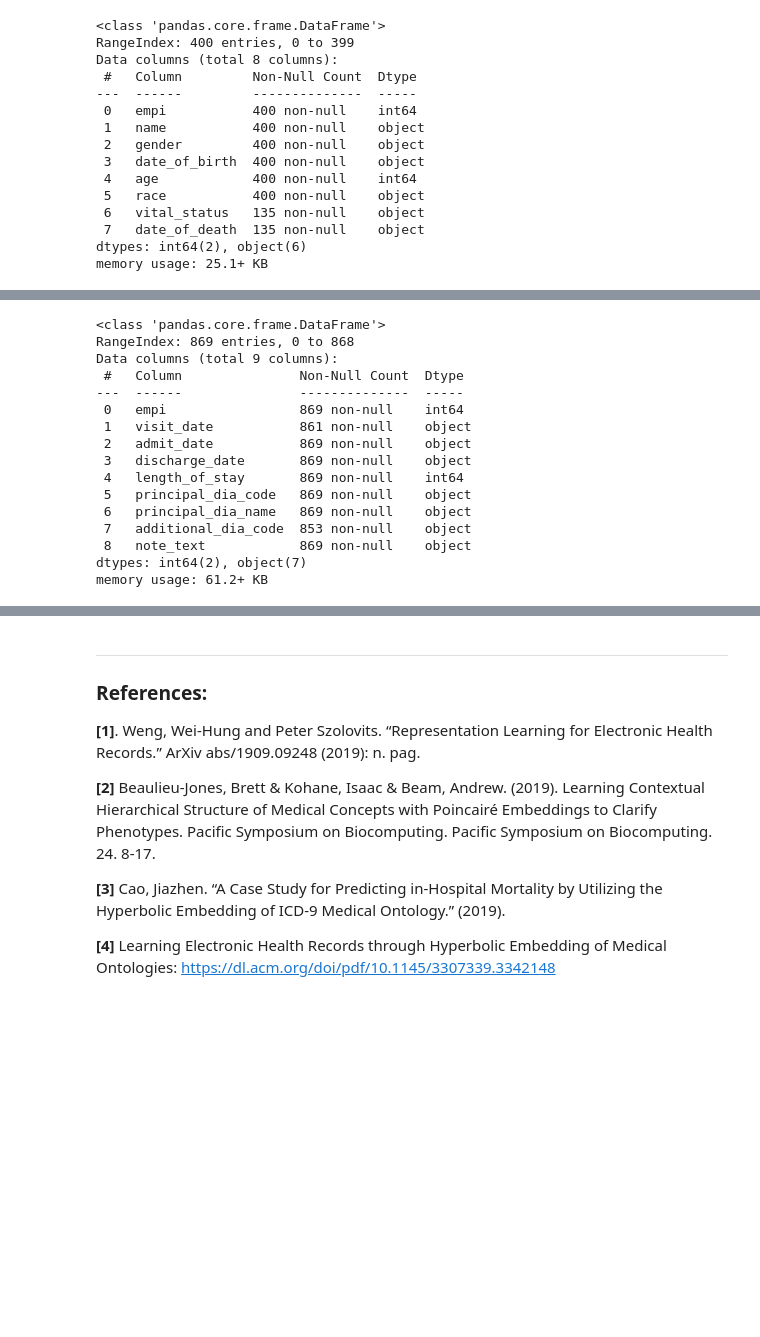
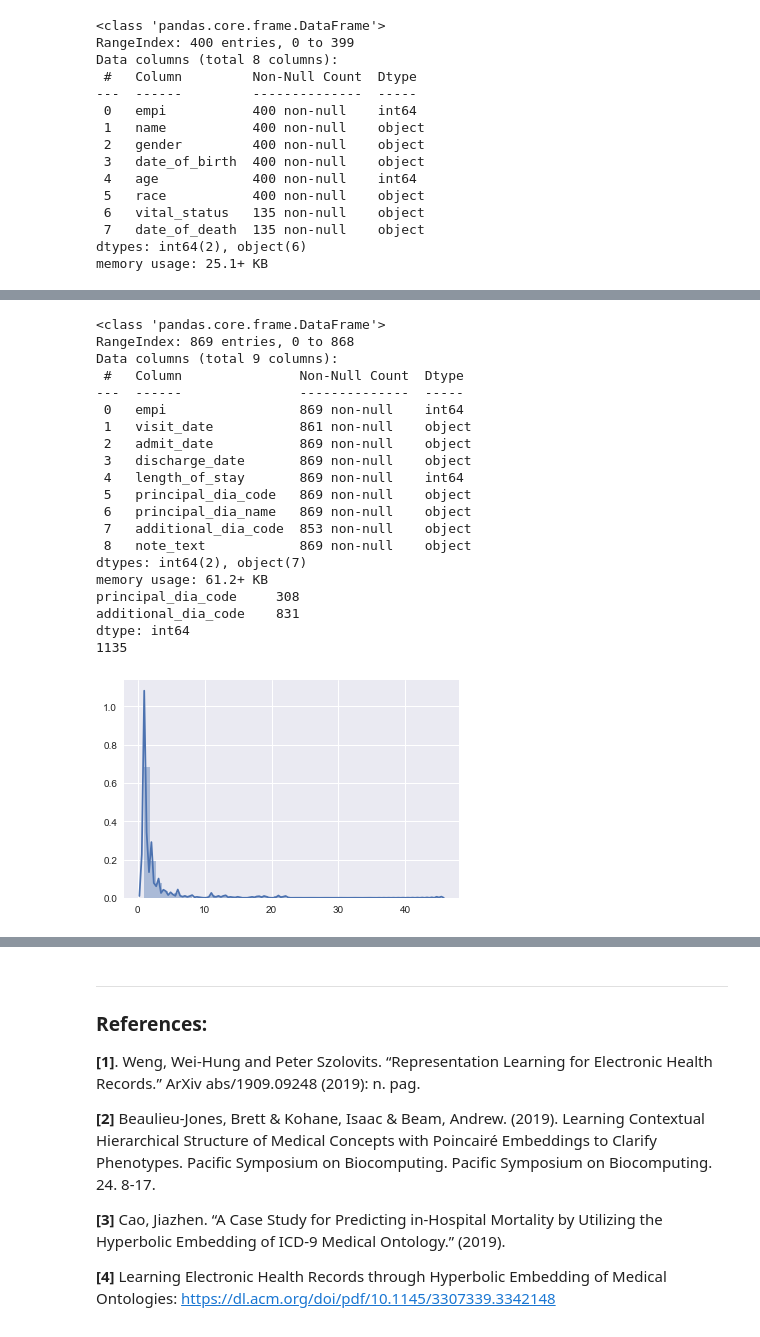
Before and after one commit to drewwilimitis/Hyperbolic-ICD-Embeddings-MIMIC3, a Jupyter notebook: hyperbolic_embedding_ICD9.ipynb, the cells around one changed output, grey strips where cells are left out. Cells and saved outputs as stored; diff of their text form; code cells hidden in the pictures; blank space fills up the shorter version.

```diff
--- a/hyperbolic_embedding_ICD9.ipynb
+++ b/hyperbolic_embedding_ICD9.ipynb
@@ -641,4 +641,9 @@ memory usage: 25.1+ KB
 ed_notes = pd.read_csv('data/Harvard EHR Dataset/ed_visits.txt', delimiter='$')
 ed_notes.head()
 ed_notes.info()
+diagnoses = ed_notes.principal_dia_code.value_counts().reset_index()
+diagnoses.columns = ['icd_code', 'occurences']
+print(ed_notes[['principal_dia_code', 'additional_dia_code']].nunique())
+print(len(np.unique(np.array(ed_notes.dropna()[['principal_dia_code', 'additional_dia_code']]))))
+sns.distplot(diagnoses.occurences.values);
 # %% [output]
@@ -651,16 +650,21 @@ ed_notes.info()
 <class 'pandas.core.frame.DataFrame'>
 RangeIndex: 869 entries, 0 to 868
 Data columns (total 9 columns):
  #   Column               Non-Null Count  Dtype
 ---  ------               --------------  -----
  0   empi                 869 non-null    int64
  1   visit_date           861 non-null    object
  2   admit_date           869 non-null    object
  3   discharge_date       869 non-null    object
  4   length_of_stay       869 non-null    int64
  5   principal_dia_code   869 non-null    object
  6   principal_dia_name   869 non-null    object
  7   additional_dia_code  853 non-null    object
  8   note_text            869 non-null    object
 dtypes: int64(2), object(7)
 memory usage: 61.2+ KB
+principal_dia_code     308
+additional_dia_code    831
+dtype: int64
+1135
+[figure, added]
```
Also changed, not shown: parts of 2 cells of this notebook.
